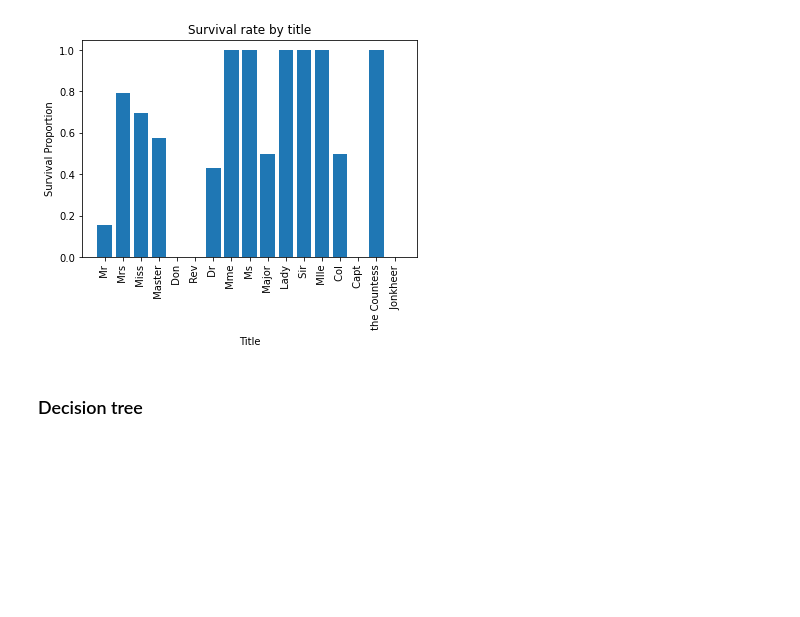
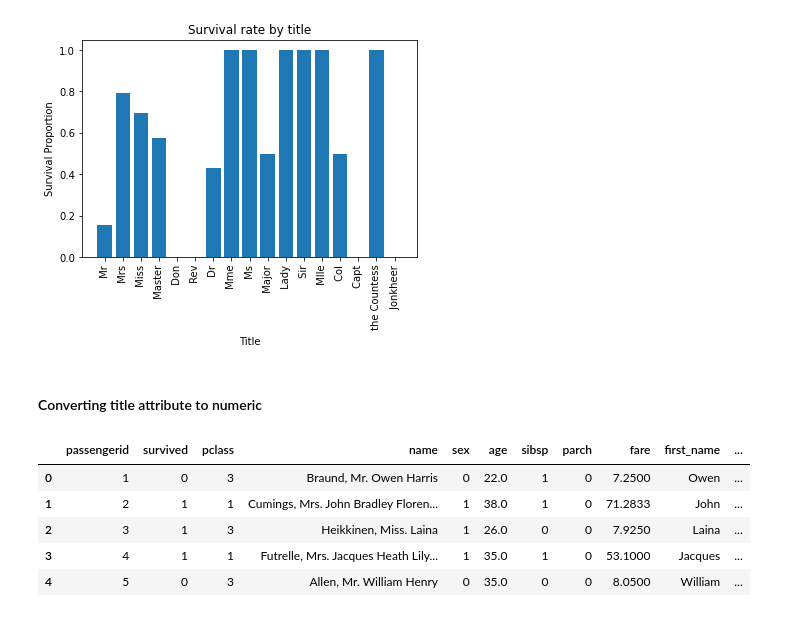
Before and after one commit to kevinmiguel97/Titanic-Model, a Jupyter notebook: titanic_analysis.ipynb, the cells around one changed output. Cells and saved outputs as stored; diff of their text form; code cells hidden in the pictures; blank space fills up the shorter version.

```diff
--- a/titanic_analysis.ipynb
+++ b/titanic_analysis.ipynb
@@ -315,5 +303,20 @@ plt.ylabel('Survival Proportion')
 plt.show()
 # %% [output]
 [figure]
-# %% [markdown]
-### Decision tree
+# %% [markdown]
+#### Converting title attribute to numeric
+# %%
+titles = df['title'].unique()
+df['title_num'] = df['title']
+numeric_key = 0
+for title in titles:
+    df['title_num'].replace(title, numeric_key, inplace=True)
+    numeric_key = numeric_key + 1
+df.head()
+# %% [output]
+|  | passengerid | survived | pclass | name | sex | age | sibsp | parch | fare | first_name | ... |
+| 0 | 1 | 0 | 3 | Braund, Mr. Owen Harris | 0 | 22.0 | 1 | 0 | 7.2500 | Owen | ... |
+| 1 | 2 | 1 | 1 | Cumings, Mrs. John Bradley Floren... | 1 | 38.0 | 1 | 0 | 71.2833 | John | ... |
+| 2 | 3 | 1 | 3 | Heikkinen, Miss. Laina | 1 | 26.0 | 0 | 0 | 7.9250 | Laina | ... |
+| 3 | 4 | 1 | 1 | Futrelle, Mrs. Jacques Heath Lily... | 1 | 35.0 | 1 | 0 | 53.1000 | Jacques | ... |
+| 4 | 5 | 0 | 3 | Allen, Mr. William Henry | 0 | 35.0 | 0 | 0 | 8.0500 | William | ... |
```
Also changed, not shown: parts of 10 cells of this notebook.
